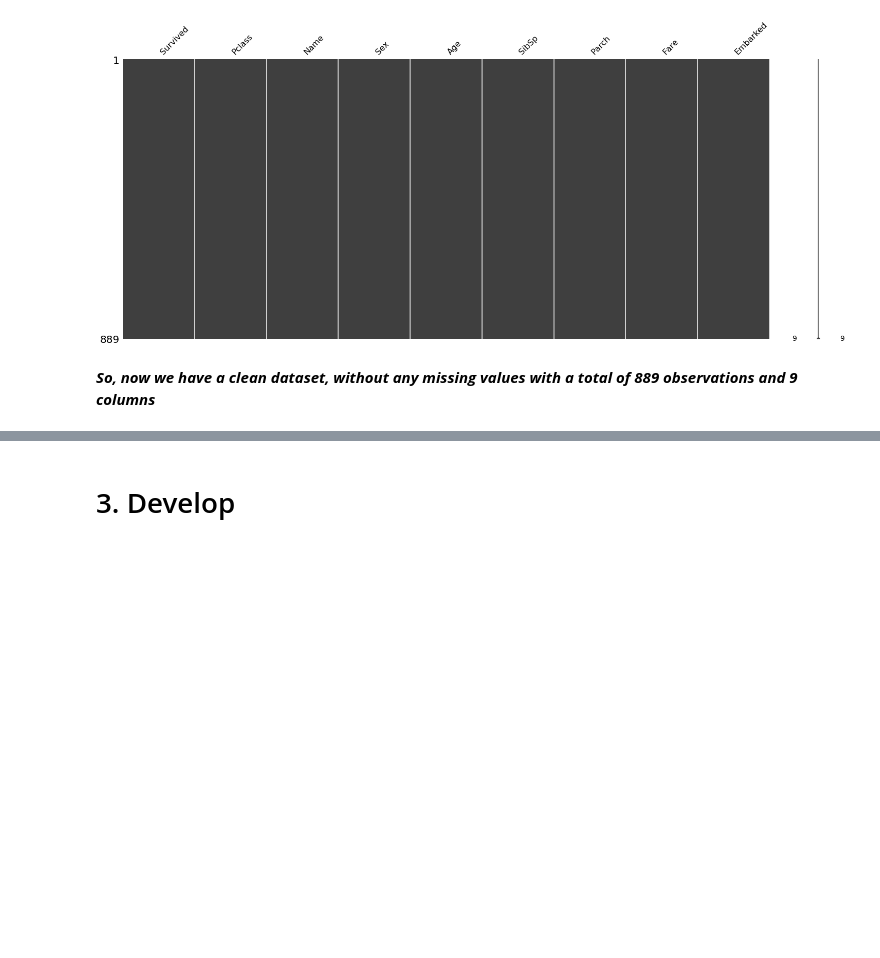
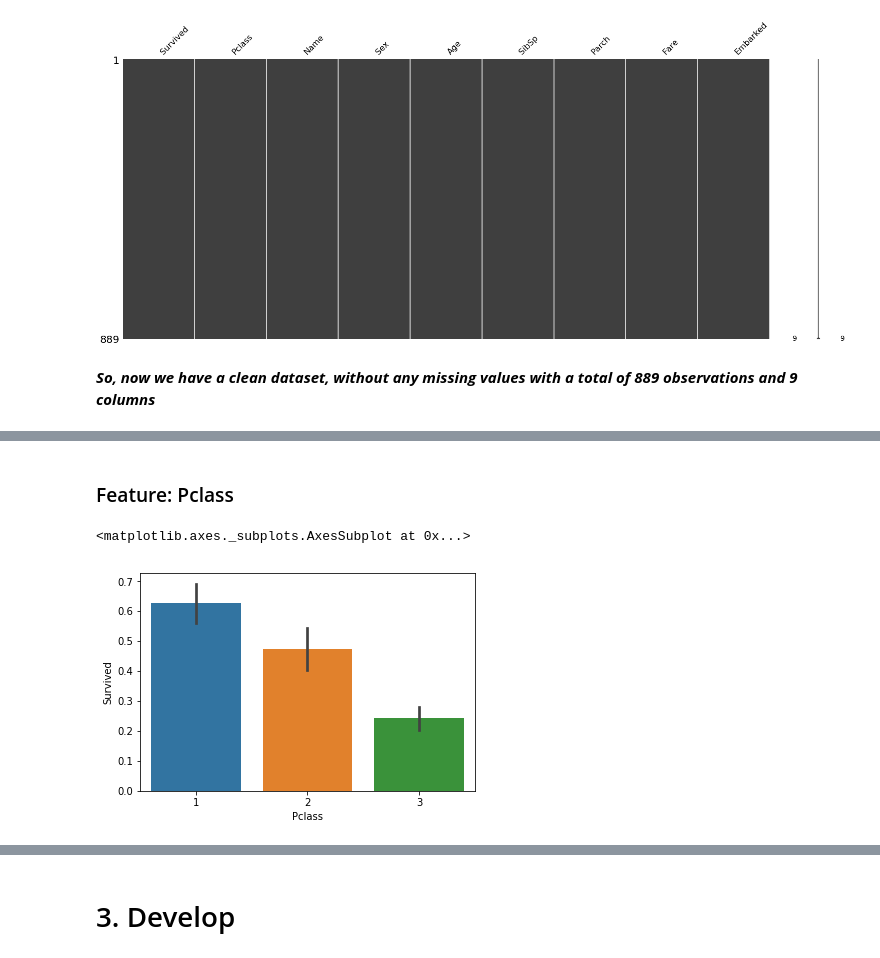
Before and after one commit to varushij/Titanic-Survivals, a Jupyter notebook: Titanic Survival Problem.ipynb, the cells around one changed output, grey strips where cells are left out. Drawn from its saved outputs; the diff is of its cells as text; code cells hidden in the pictures; blank space fills up the shorter version.

```diff
--- a/Titanic Survival Problem.ipynb
+++ b/Titanic Survival Problem.ipynb
@@ -733,0 +745,7 @@ __*So, now we have a clean dataset, without any missing values with a total of 8
+# %% [markdown]
+### Feature: Pclass
+# %%
+sns.barplot(train.Pclass, train.Survived)
+# %% [output]
+<matplotlib.axes._subplots.AxesSubplot at 0x...>
+[figure, added]
```
Also changed, not shown: parts of 41 cells of this notebook.
